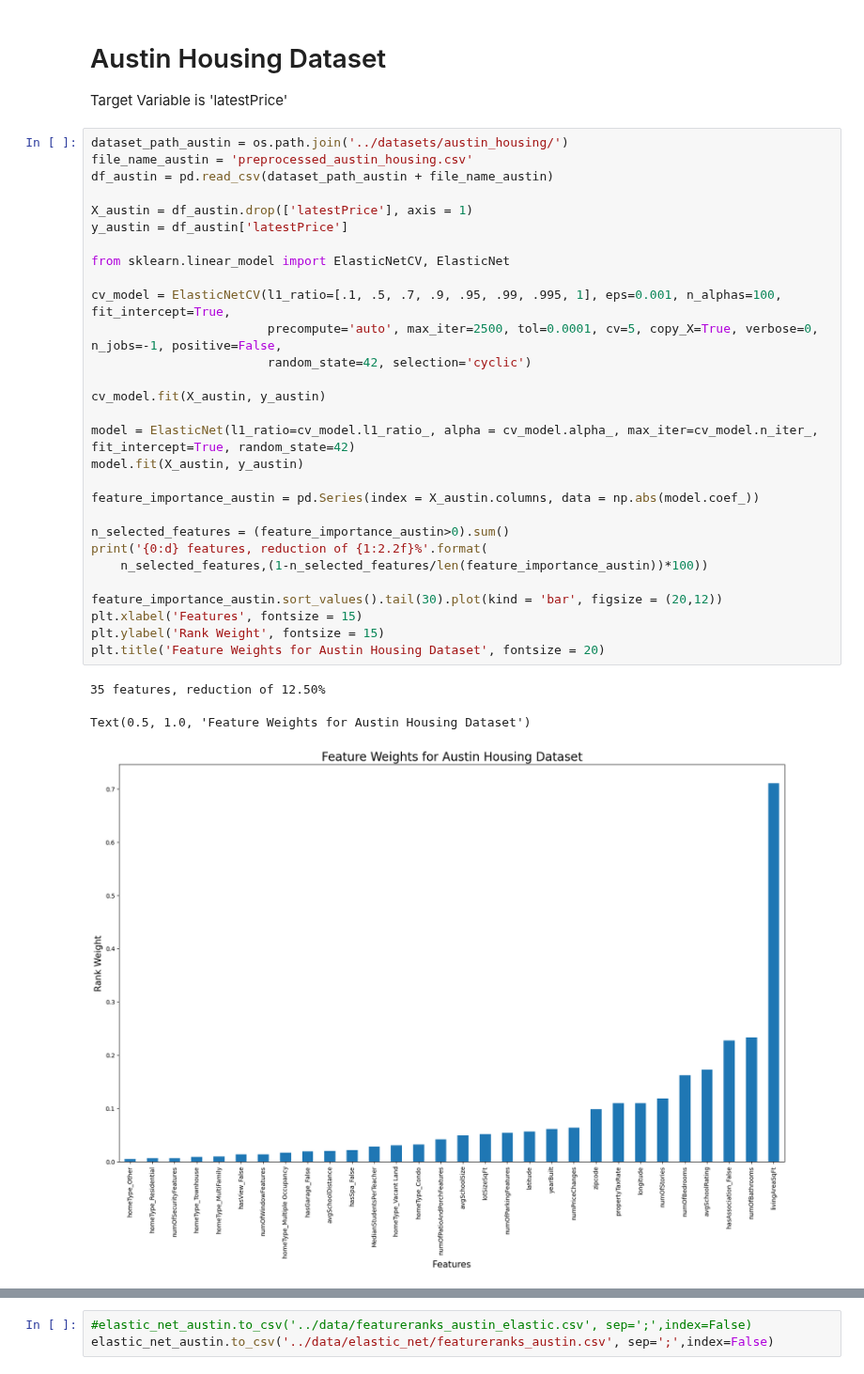
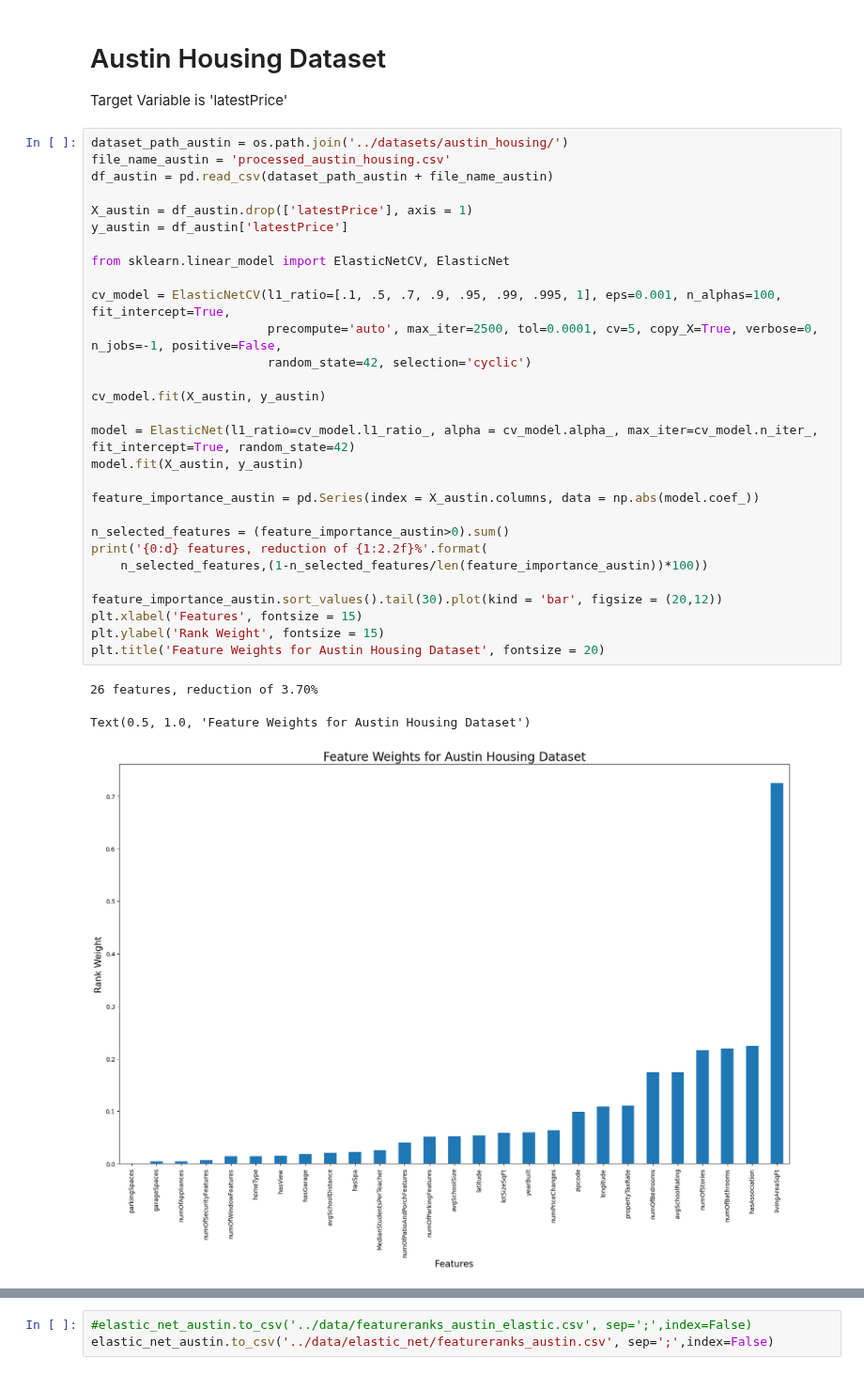
Before and after one commit to jorgedelpozolerida/KDS_Statistics_GroupProject, a Jupyter notebook: src/elastic_net.ipynb, the cells around one changed output, grey strips where cells are left out. Shown at 94% size. Drawn from its saved outputs; the diff is of its cells as text.

```diff
--- a/src/elastic_net.ipynb
+++ b/src/elastic_net.ipynb
@@ -85,37 +84,37 @@ elastic_net_USA.to_csv('../data/elastic_net/featureranks_USA.csv', sep=';',index
 Target Variable is 'latestPrice'
 # %%
 dataset_path_austin = os.path.join('../datasets/austin_housing/')
-file_name_austin = 'preprocessed_austin_housing.csv'
+file_name_austin = 'processed_austin_housing.csv'
 df_austin = pd.read_csv(dataset_path_austin + file_name_austin)
 
 X_austin = df_austin.drop(['latestPrice'], axis = 1)
 y_austin = df_austin['latestPrice']
 
 from sklearn.linear_model import ElasticNetCV, ElasticNet
 
 cv_model = ElasticNetCV(l1_ratio=[.1, .5, .7, .9, .95, .99, .995, 1], eps=0.001, n_alphas=100, fit_intercept=True,
                         precompute='auto', max_iter=2500, tol=0.0001, cv=5, copy_X=True, verbose=0, n_jobs=-1, positive=False,
                         random_state=42, selection='cyclic')
 
 cv_model.fit(X_austin, y_austin)
 
 model = ElasticNet(l1_ratio=cv_model.l1_ratio_, alpha = cv_model.alpha_, max_iter=cv_model.n_iter_, fit_intercept=True, random_state=42)
 model.fit(X_austin, y_austin)
 
 feature_importance_austin = pd.Series(index = X_austin.columns, data = np.abs(model.coef_))
 
 n_selected_features = (feature_importance_austin>0).sum()
 print('{0:d} features, reduction of {1:2.2f}%'.format(
     n_selected_features,(1-n_selected_features/len(feature_importance_austin))*100))
 
 feature_importance_austin.sort_values().tail(30).plot(kind = 'bar', figsize = (20,12))
 plt.xlabel('Features', fontsize = 15)
 plt.ylabel('Rank Weight', fontsize = 15)
 plt.title('Feature Weights for Austin Housing Dataset', fontsize = 20)
 # %% [output]
-35 features, reduction of 12.50%
+26 features, reduction of 3.70%
 Text(0.5, 1.0, 'Feature Weights for Austin Housing Dataset')
-[figure, old version]
+[figure, new version]
 # %%
 elastic_net_austin = feature_importance_austin.to_frame()
 elastic_net_austin['method'] = 'elastic_net'
```
Also changed, not shown: parts of 11 cells of this notebook.
